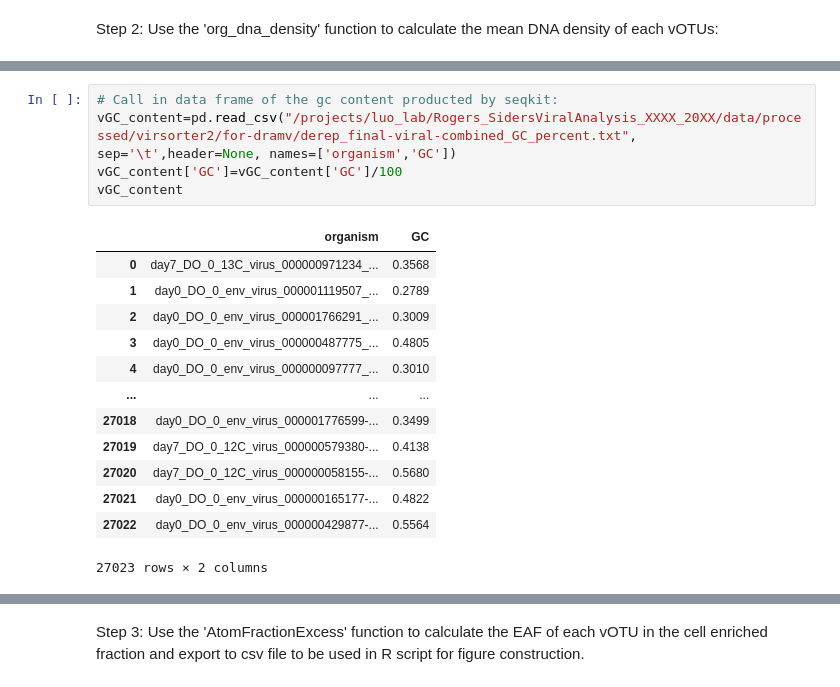
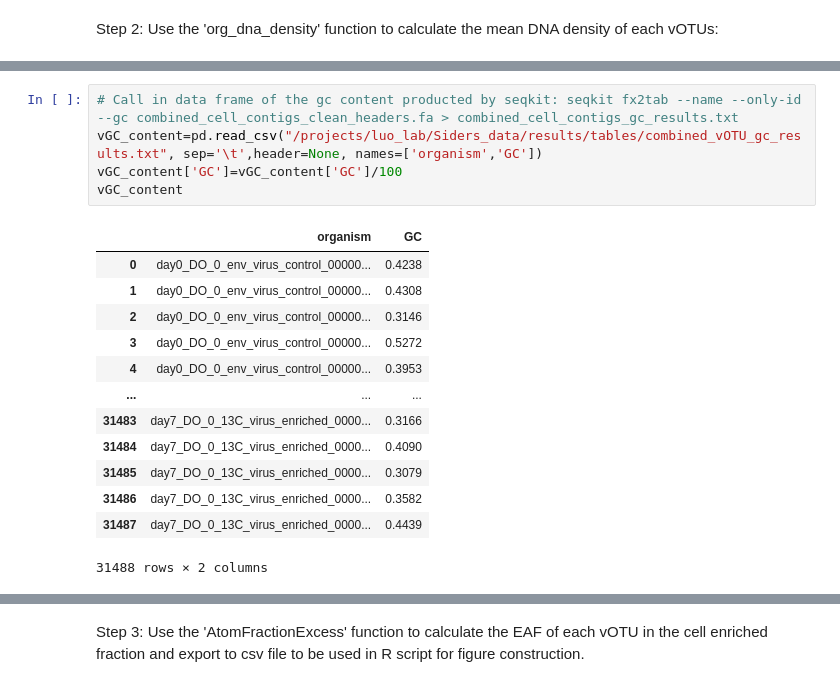
Before and after one commit to DeaconOfBiology/Siders_data, a Jupyter notebook: code/notebooks/ExcessAtomFraction_calculations.ipynb, the cells around one changed output, grey strips where cells are left out. Cells and saved outputs as stored; diff of their text form.

```diff
--- a/code/notebooks/ExcessAtomFraction_calculations.ipynb
+++ b/code/notebooks/ExcessAtomFraction_calculations.ipynb
@@ -767,22 +714,22 @@ Length: 4848, dtype: float64
 # %%
-# Call in data frame of the gc content producted by seqkit:
-vGC_content=pd.read_csv("/projects/luo_lab/Rogers_SidersViralAnalysis_XXXX_20XX/data/processed/virsorter2/for-dramv/derep_final-viral-combined_GC_percent.txt", sep='\t',header=None, names=['organism','GC'])
+# Call in data frame of the gc content producted by seqkit: seqkit fx2tab --name --only-id --gc combined_cell_contigs_clean_headers.fa > combined_cell_contigs_gc_results.txt
+vGC_content=pd.read_csv("/projects/luo_lab/Siders_data/results/tables/combined_vOTU_gc_results.txt", sep='\t',header=None, names=['organism','GC'])
 vGC_content['GC']=vGC_content['GC']/100
 vGC_content
 # %% [output]
 |  | organism | GC |
-| 0 | day7_DO_0_13C_virus_000000971234_... | 0.3568 |
-| 1 | day0_DO_0_env_virus_000001119507_... | 0.2789 |
-| 2 | day0_DO_0_env_virus_000001766291_... | 0.3009 |
-| 3 | day0_DO_0_env_virus_000000487775_... | 0.4805 |
-| 4 | day0_DO_0_env_virus_000000097777_... | 0.3010 |
+| 0 | day0_DO_0_env_virus_control_00000... | 0.4238 |
+| 1 | day0_DO_0_env_virus_control_00000... | 0.4308 |
+| 2 | day0_DO_0_env_virus_control_00000... | 0.3146 |
+| 3 | day0_DO_0_env_virus_control_00000... | 0.5272 |
+| 4 | day0_DO_0_env_virus_control_00000... | 0.3953 |
 | ... | ... | ... |
-| 27018 | day0_DO_0_env_virus_000001776599-... | 0.3499 |
-| 27019 | day7_DO_0_12C_virus_000000579380-... | 0.4138 |
-| 27020 | day7_DO_0_12C_virus_000000058155-... | 0.5680 |
-| 27021 | day0_DO_0_env_virus_000000165177-... | 0.4822 |
-| 27022 | day0_DO_0_env_virus_000000429877-... | 0.5564 |
+| 31483 | day7_DO_0_13C_virus_enriched_0000... | 0.3166 |
+| 31484 | day7_DO_0_13C_virus_enriched_0000... | 0.4090 |
+| 31485 | day7_DO_0_13C_virus_enriched_0000... | 0.3079 |
+| 31486 | day7_DO_0_13C_virus_enriched_0000... | 0.3582 |
+| 31487 | day7_DO_0_13C_virus_enriched_0000... | 0.4439 |
-27023 rows × 2 columns
+31488 rows × 2 columns
 # %%
 viral_ce_relative_abundance_long=org_dna_denisity(viral_ce_relative_abundance_filter, cell_density_df, 'samples','organism','count', 'treatment','fraction')
 viral_ce_relative_abundance_long
```
Also changed, not shown: parts of 35 cells of this notebook, 10 other files.
